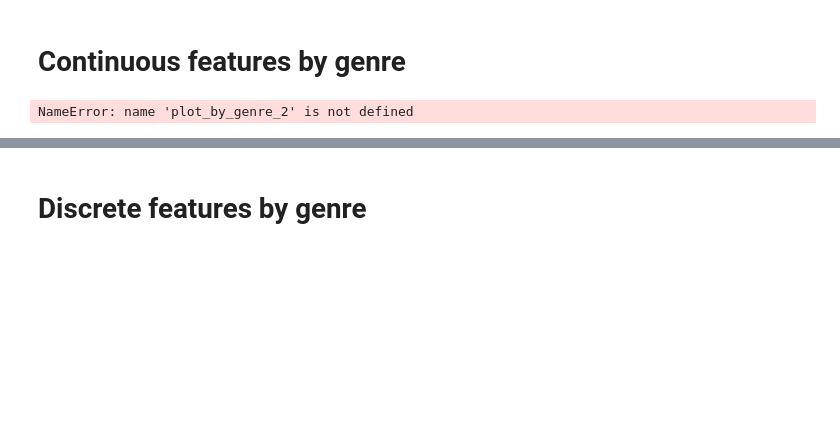
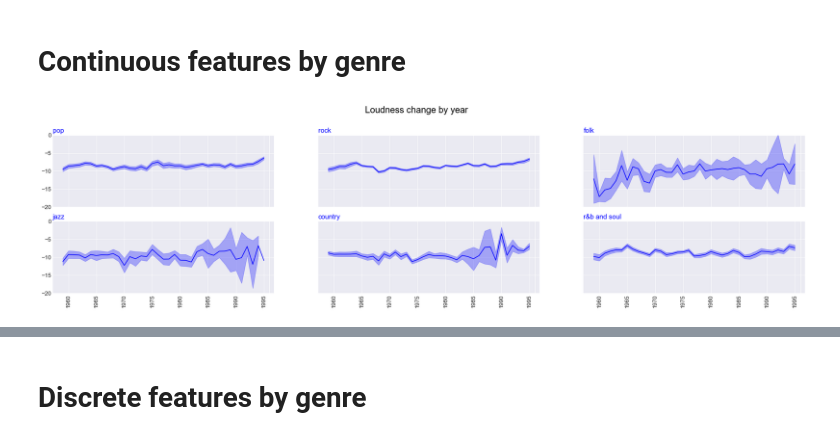
Before and after one commit to VBernasconi/digital_musicology, a Jupyter notebook: Exploratory_analysis_by_genre.ipynb, the cells around one changed output, grey strips where cells are left out. Cells and saved outputs as stored; diff of their text form; code cells hidden in the pictures; blank space fills up the shorter version.

Commit message:
Correction of error

```diff
--- a/Exploratory_analysis_by_genre.ipynb
+++ b/Exploratory_analysis_by_genre.ipynb
@@ -116,7 +116,7 @@ def plot_by_genre(df, title, min_, max_, savefig):
 
     # Initialize the figure
     plt.style.use('seaborn-darkgrid')
-    plt.figure(figsize=(20, 10))
+    plt.figure(figsize=(30, 10))
 
     # create a color palette
     color = 'b'
@@ -163,13 +163,13 @@ def plot_by_genre(df, title, min_, max_, savefig):
 
     # general title
     plt.suptitle(title + " change by year", fontsize=20, fontweight=0, color='black', y=0.97)
-    #plt.savefig(savefig)
+    plt.savefig(savefig)
 # %% [markdown]
 # Continuous features by genre
 # %%
 df_ = make_dataframe_per_genre('loudness')
-plot_by_genre_2(df_, 'Loudness', -20, 0, 'loudness_by_genre.png')
+plot_by_genre(df_, 'Loudness', -20, 0, 'loudness_by_genre.png')
 # %% [output]
-NameError: name 'plot_by_genre_2' is not defined
+[figure, added]
 # %%
 df_ = make_dataframe_per_genre('duration_ms')
```
Also changed, not shown: parts of 10 cells of this notebook, 1 other file.
